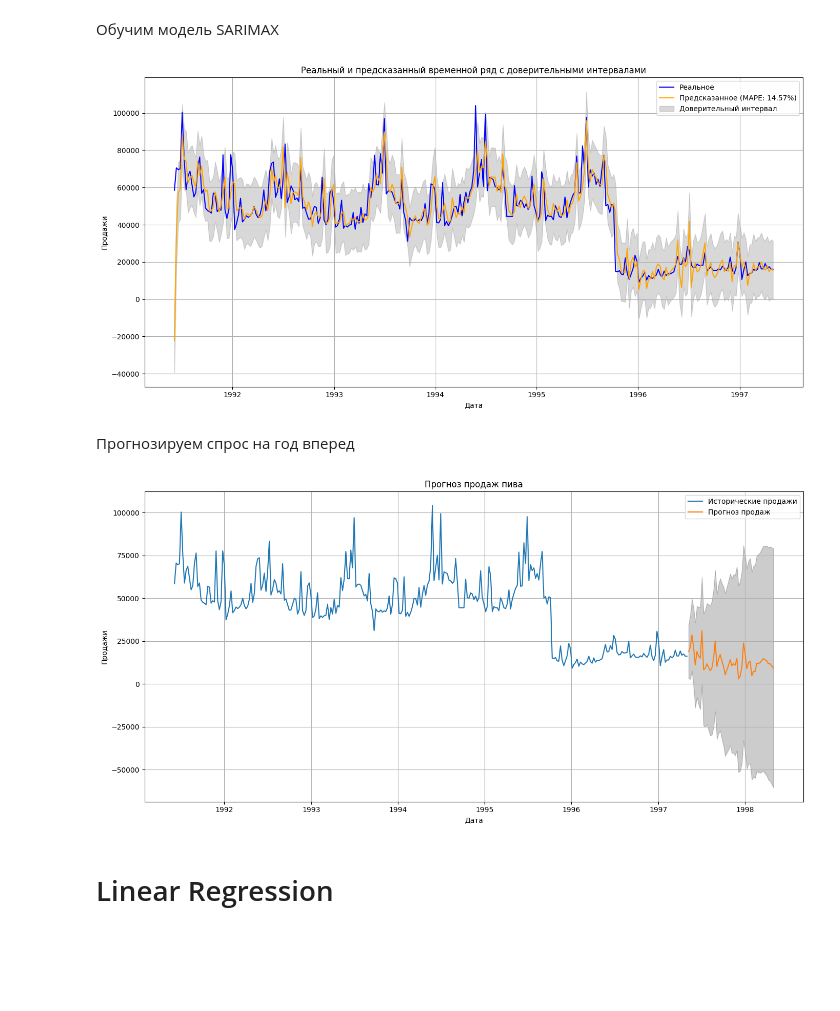
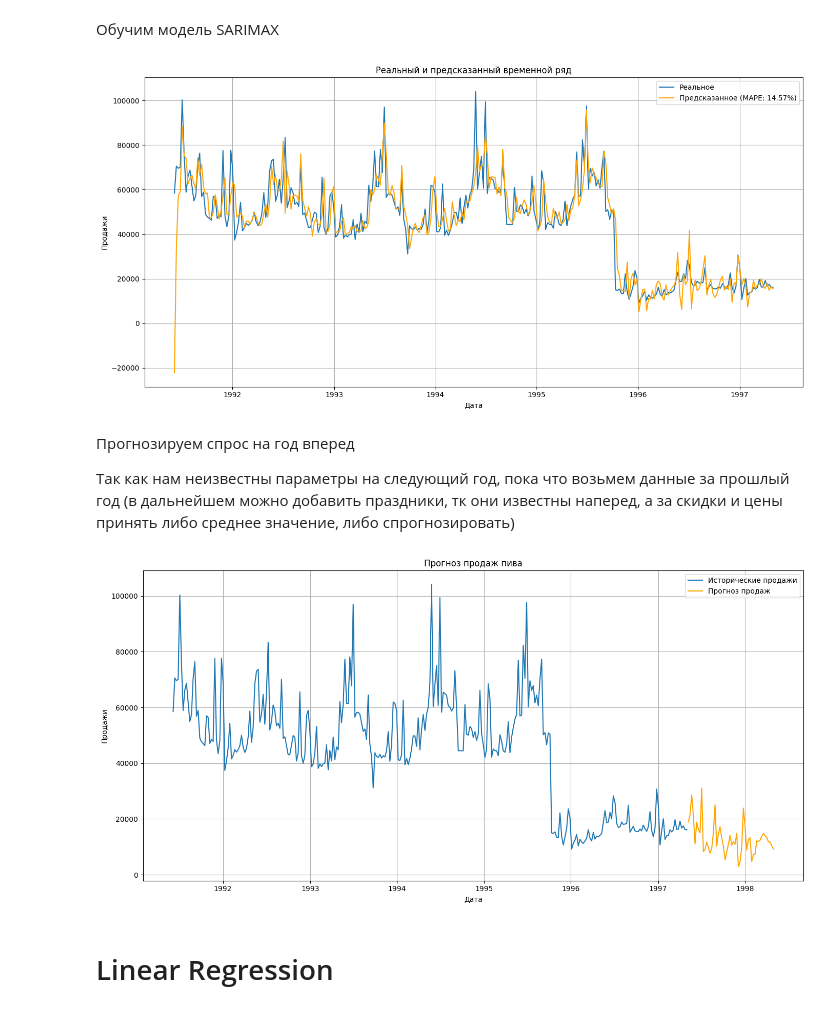
Before and after one commit to Walbyq/beer-sales-timeseries-forecast, a Jupyter notebook: beer_sales_timeseries.ipynb, the cells around one changed output. Saved outputs shown, nothing was run; the diff lists cells and outputs as text; code cells hidden in the pictures; blank space fills up the shorter version.

```diff
--- a/beer_sales_timeseries.ipynb
+++ b/beer_sales_timeseries.ipynb
@@ -537,67 +541,52 @@ results = arima_model.fit()
 # Оценка обучения
 predictions = results.predict(start=indexed_df.index[0], end=indexed_df.index[-1])
 
-# Получение стандартных ошибок предсказаний
-predictions_se = results.get_prediction(start=indexed_df.index[0], end=indexed_df.index[-1])
-predictions_summary_frame = predictions_se.summary_frame(alpha=0.05)
-
 # Рассчет ошибки
 error = mean_absolute_percentage_error(indexed_df['move'], predictions)
 
-# График реального и предсказанного временного ряда с границами
+# График реального и предсказанного временного ряда
 plt.figure(figsize=(14, 7))
-plt.plot(indexed_df.index, indexed_df['move'], label="Реальное", color='blue')
+plt.plot(indexed_df.index, indexed_df['move'], label="Реальное")
 plt.plot(predictions.index, predictions, label=f"Предсказанное (MAPE: {error:.2f}%)", color='orange')
-
-# Добавление доверительных интервалов
-plt.fill_between(predictions_summary_frame.index,
-                 predictions_summary_frame['mean_ci_lower'],
-                 predictions_summary_frame['mean_ci_upper'],
-                 color='gray', alpha=0.3, label='Доверительный интервал')
-
 plt.legend()
-plt.title("Реальный и предсказанный временной ряд с доверительными интервалами")
+plt.title("Реальный и предсказанный временной ряд")
 plt.xlabel("Дата")
 plt.ylabel("Продажи")
 plt.grid()
-
 plt.tight_layout()
 plt.show()
 # %% [output]
-[figure, old version]
+[figure, new version]
-# %% [markdown]
-Прогнозируем спрос на год вперед
+# %% [markdown]
+Прогнозируем спрос на год вперед
+
+Так как нам неизвестны параметры на следующий год, пока что возьмем данные за прошлый год  (в дальнейшем можно добавить праздники, тк они известны наперед, а за скидки и цены принять либо среднее значение, либо спрогнозировать)
 # %%
 # Создание future_exog на основе последнего года
 exog = indexed_df.drop(columns=['move']).tail(forecast_periods)
 
 # Прогнозирование
 forecast = results.get_forecast(steps=forecast_periods, exog=exog)
 forecast_mean = forecast.predicted_mean
 conf_int = forecast.conf_int()
 
 # Создание диапазона дат для прогноза
 last_date = indexed_df.index[-1]
 forecast_index = pd.date_range(start=last_date + pd.DateOffset(weeks=1), periods=forecast_periods, freq='W-Thu')
 
 # Визуализация прогноза
 plt.figure(figsize=(14, 7))
 plt.plot(indexed_df.index, indexed_df['move'], label="Исторические продажи")
-plt.plot(forecast_index, forecast_mean.values, label="Прогноз продаж")
-plt.fill_between(forecast_index,
-                 conf_int.iloc[:, 0],
-                 conf_int.iloc[:, 1],
-                 color='k', alpha=0.2)
+plt.plot(forecast_index, forecast_mean.values, label="Прогноз продаж", color='orange')
 plt.title("Прогноз продаж пива")
 plt.xlabel("Дата")
 plt.ylabel("Продажи")
 plt.legend()
 plt.grid()
-
 plt.tight_layout()
 plt.show()
 # %% [output]
-[figure, old version]
+[figure, new version]
 # %% [markdown]
 # Linear Regression
 # %% [markdown]
```
Also changed, not shown: parts of 15 cells of this notebook.
